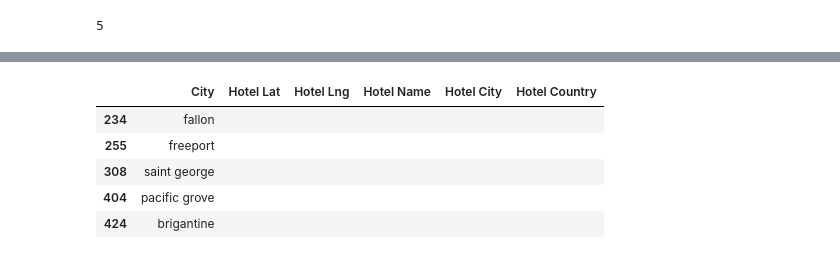
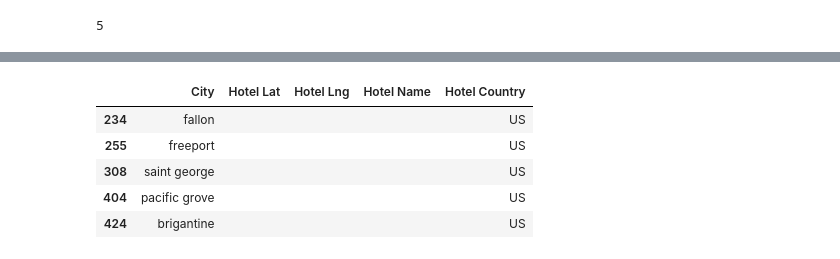
Before and after one commit to bregan78/python_api_challenge, a Jupyter notebook: VacationPy/VacationPy.ipynb, the cells around one changed output, grey strips where cells are left out. Drawn from its saved outputs; the diff is of its cells as text; code cells hidden in the pictures.

```diff
--- a/VacationPy/VacationPy.ipynb
+++ b/VacationPy/VacationPy.ipynb
@@ -65,17 +67,21 @@ new_df_hotels
 # %%
 
 Hotel_df = pd.DataFrame(new_df_hotels["City"])
 
 Hotel_df["Hotel Lat"] =''
 Hotel_df["Hotel Lng"] =''
 Hotel_df["Hotel Name"] =''
-Hotel_df["Hotel City"] =''
-Hotel_df["Hotel Country"] =''
-Hotel_df
+Hotel_df["Hotel Country"] =new_df_hotels['Country']
+
+
+#Hotel_df.drop('index',axis=1)
+Hotel_df1 = pd.DataFrame(Hotel_df,columns=["City","Hotel Lat","Hotel Lng","Hotel Name","Hotel Country"])
+
+Hotel_df1
 # %% [output]
-|  | City | Hotel Lat | Hotel Lng | Hotel Name | Hotel City | Hotel Country |
-| 234 | fallon |  |  |  |  |  |
-| 255 | freeport |  |  |  |  |  |
-| 308 | saint george |  |  |  |  |  |
-| 404 | pacific grove |  |  |  |  |  |
-| 424 | brigantine |  |  |  |  |  |
+|  | City | Hotel Lat | Hotel Lng | Hotel Name | Hotel Country |
+| 234 | fallon |  |  |  | US |
+| 255 | freeport |  |  |  | US |
+| 308 | saint george |  |  |  | US |
+| 404 | pacific grove |  |  |  | US |
+| 424 | brigantine |  |  |  | US |
```
Also changed, not shown: parts of 7 cells of this notebook.
